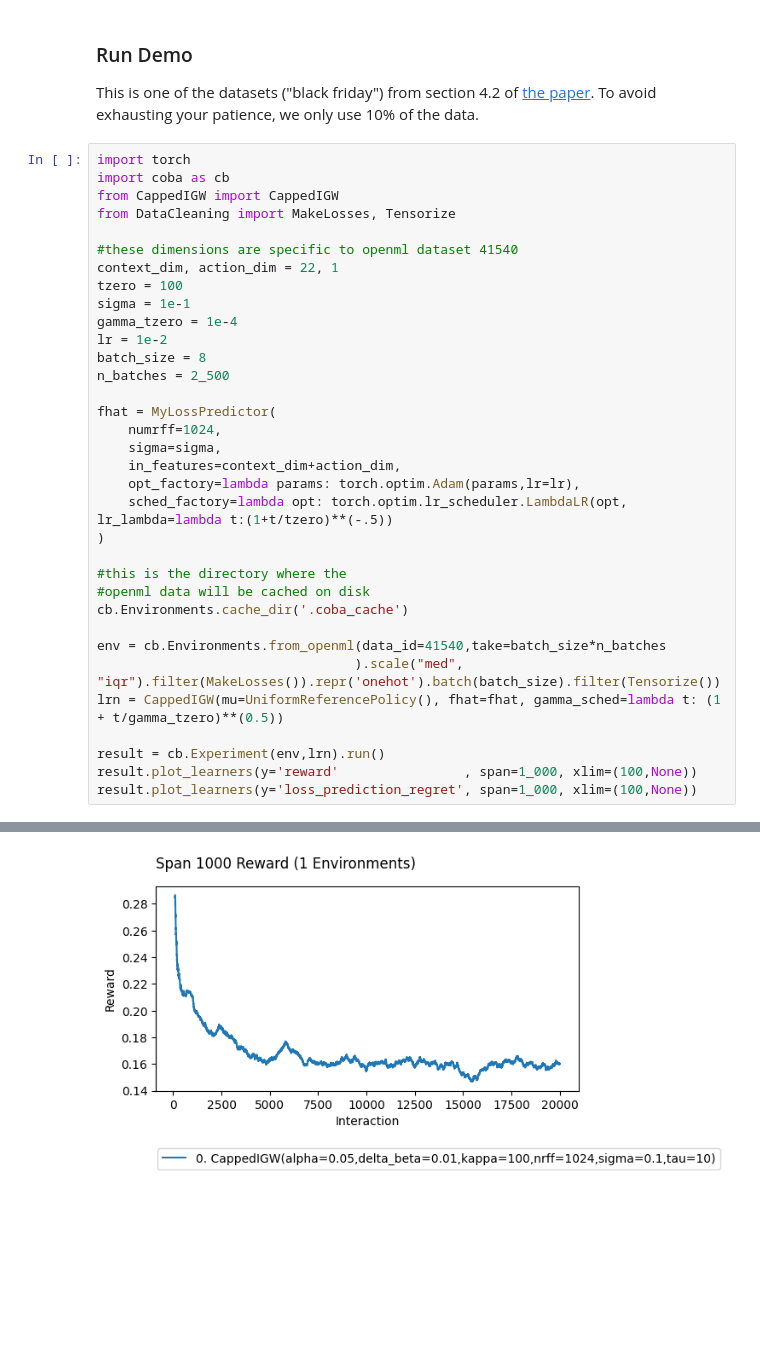
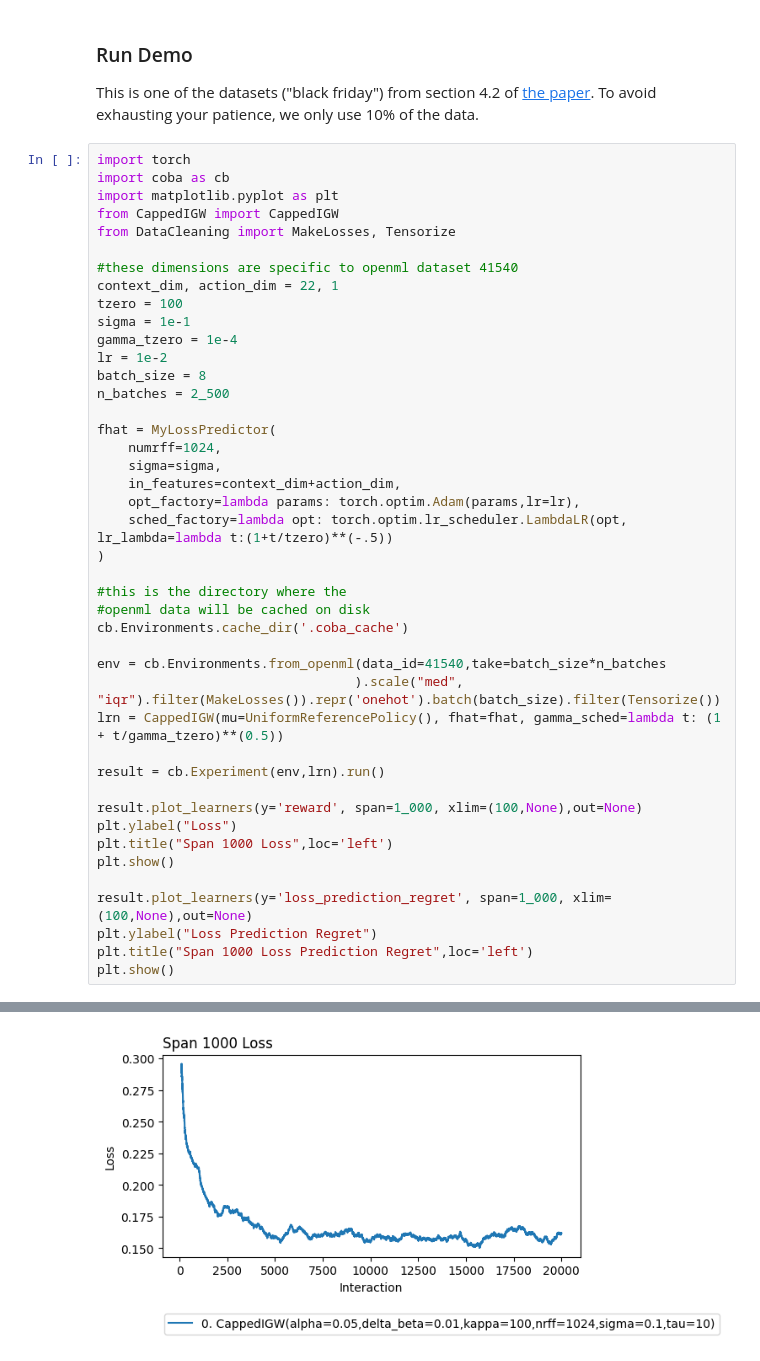
Before and after one commit to mrucker/onoff_experiments, a Jupyter notebook: demo/demo-infinite-action.ipynb, the cells around one changed output, grey strips where cells are left out. Drawn from its saved outputs; the diff is of its cells as text; blank space fills up the shorter version.

Commit message:
Tested replication and updated plots to use the correct Loss terminology rather than Reward.

```diff
--- a/demo/demo-infinite-action.ipynb
+++ b/demo/demo-infinite-action.ipynb
@@ -83,6 +83,7 @@ This is one of the datasets ("black friday") from section 4.2 of [the paper](htt
 # %%
 import torch
 import coba as cb
+import matplotlib.pyplot as plt
 from CappedIGW import CappedIGW
 from DataCleaning import MakeLosses, Tensorize
 
@@ -112,6 +113,14 @@ env = cb.Environments.from_openml(data_id=41540,take=batch_size*n_batches
 lrn = CappedIGW(mu=UniformReferencePolicy(), fhat=fhat, gamma_sched=lambda t: (1 + t/gamma_tzero)**(0.5))
 
 result = cb.Experiment(env,lrn).run()
-result.plot_learners(y='reward'                , span=1_000, xlim=(100,None))
-result.plot_learners(y='loss_prediction_regret', span=1_000, xlim=(100,None))
+
+result.plot_learners(y='reward', span=1_000, xlim=(100,None),out=None)
+plt.ylabel("Loss")
+plt.title("Span 1000 Loss",loc='left')
+plt.show()
+
+result.plot_learners(y='loss_prediction_regret', span=1_000, xlim=(100,None),out=None)
+plt.ylabel("Loss Prediction Regret")
+plt.title("Span 1000 Loss Prediction Regret",loc='left')
+plt.show()
 # %% [output]
@@ -125 +134 @@ result.plot_learners(y='loss_prediction_regret', span=1_000, xlim=(100,None))
-[figure, old version]
+[figure, new version]
```
Also changed, not shown: parts of 1 cell of this notebook, 2 other files.
